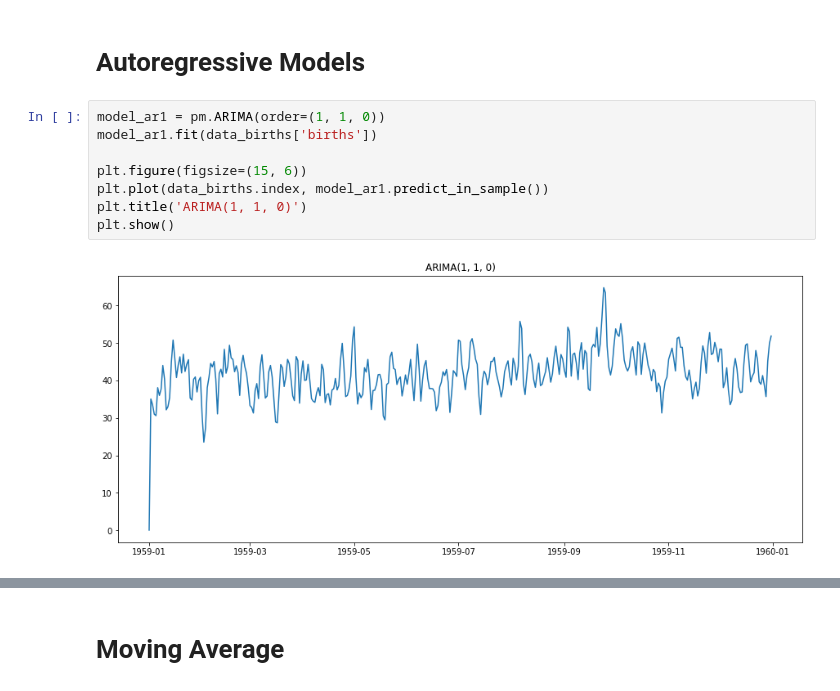
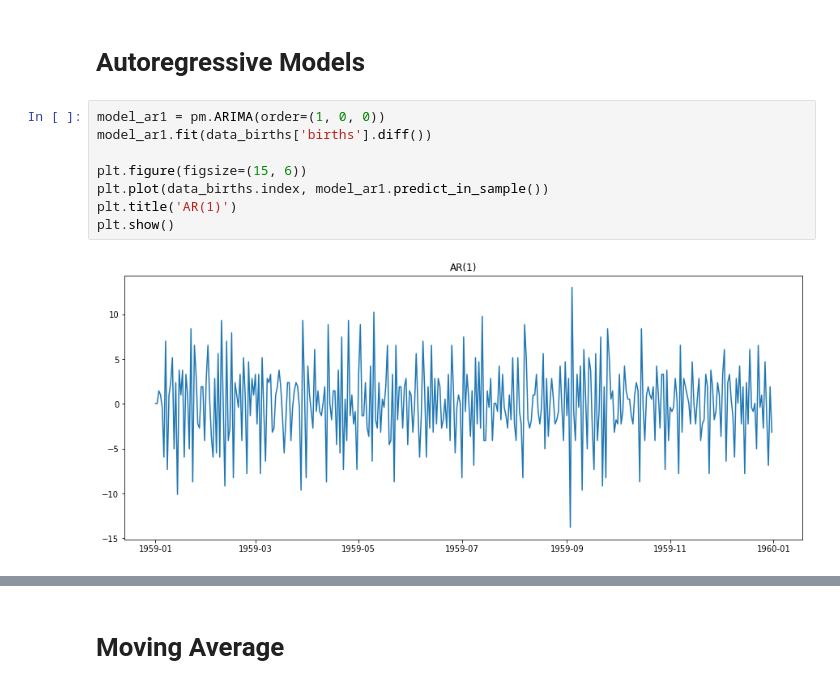
Before and after one commit to rjafarau/hands-on-time-series-analysis-python, a Jupyter notebook: source/CH04_Regression_Extension_Techniques_For_Time_Series_Data.ipynb, the cells around one changed output, grey strips where cells are left out. Cells and saved outputs as stored; diff of their text form.

```diff
--- a/source/CH04_Regression_Extension_Techniques_For_Time_Series_Data.ipynb
+++ b/source/CH04_Regression_Extension_Techniques_For_Time_Series_Data.ipynb
@@ -23,13 +23,13 @@ data_births = pd.read_csv(
 # %% [markdown]
 # Autoregressive Models
 # %%
-model_ar1 = pm.ARIMA(order=(1, 1, 0))
-model_ar1.fit(data_births['births'])
+model_ar1 = pm.ARIMA(order=(1, 0, 0))
+model_ar1.fit(data_births['births'].diff())
 
 plt.figure(figsize=(15, 6))
 plt.plot(data_births.index, model_ar1.predict_in_sample())
-plt.title('ARIMA(1, 1, 0)')
+plt.title('AR(1)')
 plt.show()
 # %% [output]
-[figure, old version]
+[figure, new version]
 # %%
```
Also changed, not shown: parts of 3 cells of this notebook.
